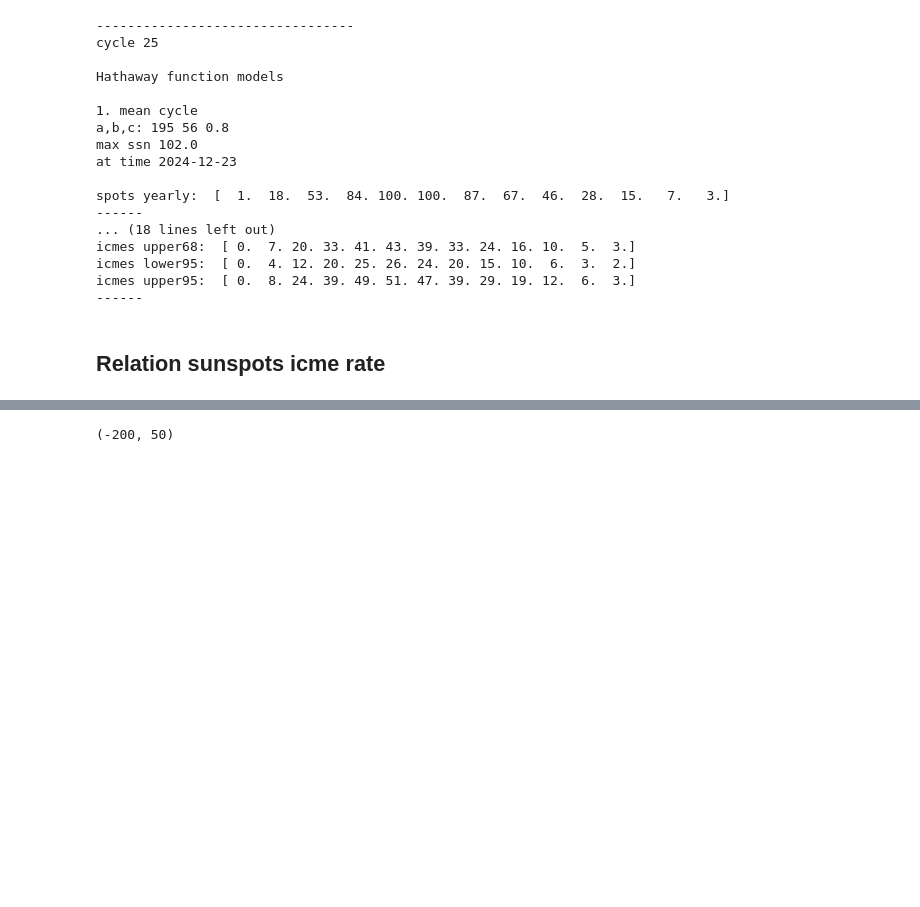
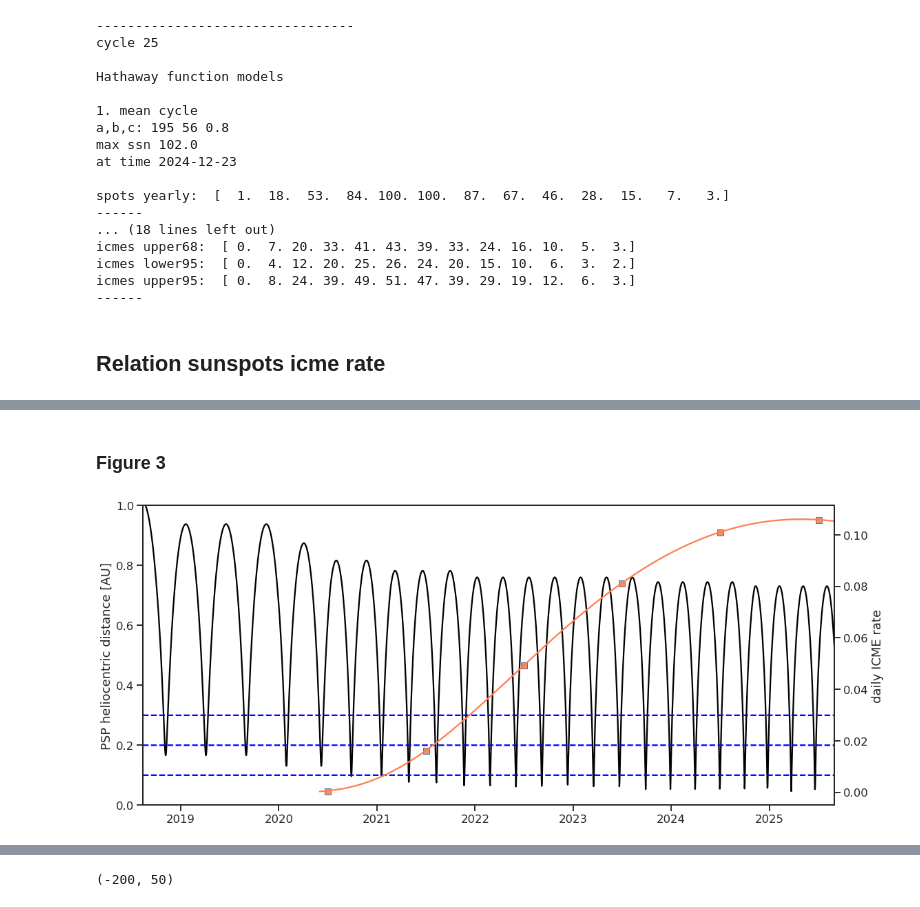
Before and after one commit to cmoestl/heliocats, a Jupyter notebook: cme_rate.ipynb, the cells around one changed output, grey strips where cells are left out. Cells and saved outputs as stored; diff of their text form; code cells hidden in the pictures; blank space fills up the shorter version.

```diff
--- a/cme_rate.ipynb
+++ b/cme_rate.ipynb
@@ -1155,0 +1229,44 @@ spots/icmes: 6.0
+# %% [markdown]
+
+### Figure 3
+# %%
+sns.set_context("talk")
+sns.set_style('white')
+sns.set_style("ticks",{'grid.linestyle': '--'})
+fsize=15
+
+fig=plt.figure(4,figsize=(18,8))
+ax1 = plt.subplot(111)
+ax1.plot_date(psp_time,psp_r,'-k')
+
+
+ax1.plot(psp_time,np.zeros(len(psp_r))+0.3,linestyle='--',color='b')
+ax1.plot(psp_time,np.zeros(len(psp_r))+0.2,linestyle='--',color='b')
+ax1.plot(psp_time,np.zeros(len(psp_r))+0.1,linestyle='--',color='b')
+
+ax1.set_ylabel('PSP heliocentric distance [AU]')
+ax1.set_xlim(starttime,endtime)
+
+ax1.set_ylim(0,1.0)
+
+
+
+#p######################## plot sunspot number
+ax2=ax1.twinx()
+#ax2.plot(ssn.time,ssn.spot_mean_12,'-k',alpha=1,linewidth=1.5,label='Observed sunspot number (SIDC)')
+#ax2.plot(times_25_daily,spots_predict_25_daily,'-r',alpha=1,linewidth=2.5,label='Predicted SSN by MC20')
+
+ax2.plot(yearly_mid_times_25,icmes_predict_25/365.24, marker='s',markerfacecolor='coral', alpha=0.9,label='Predicted ICME rate MC20',linestyle='')
+
+ax2.plot(times_25_daily,icmes_predict_25_daily/365.24, color='coral', label='Predicted ICME rate MC20',linestyle='-')
+
+
+
+ax2.set_ylabel('daily ICME rate')
+
+
+#add observed PSP ICME rate!! corrected for times when data were taken
+
+pspi=np.where(ic.sc_insitu=='PSP')[0]
+# %% [output]
+[figure, added]
```
Also changed, not shown: parts of 20 cells of this notebook, 2 other files.
